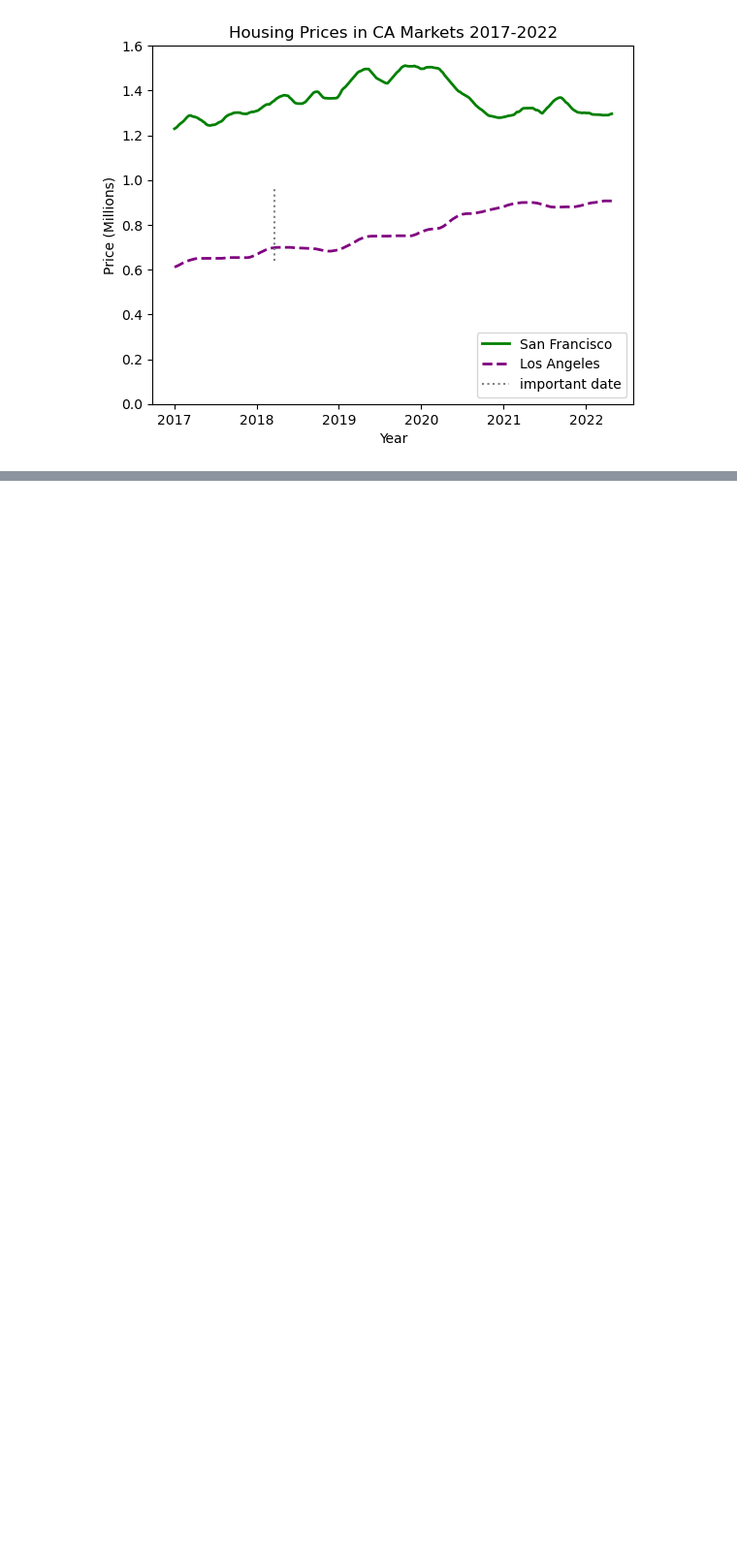
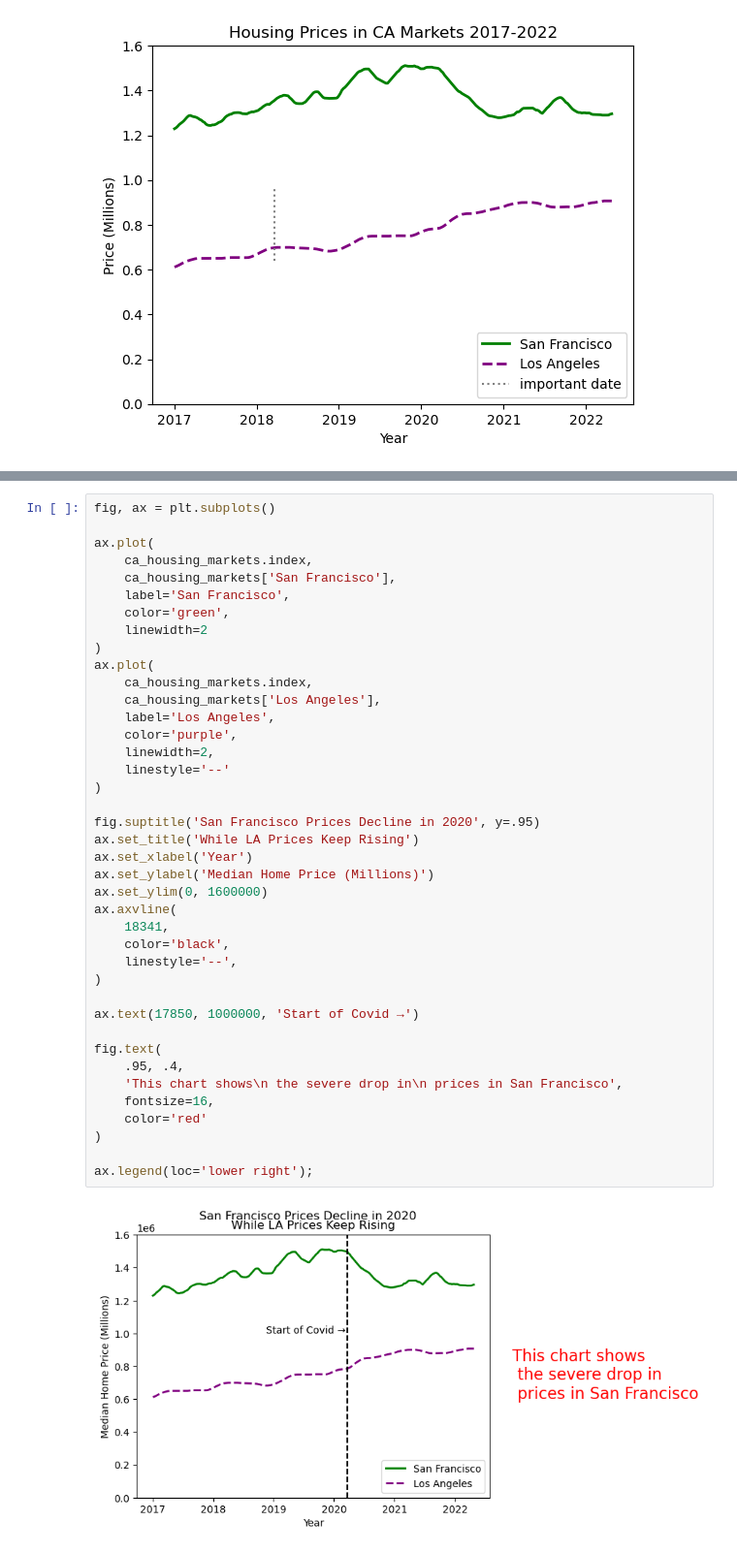
Before and after one commit to scarypillowz/data_visualization, a Jupyter notebook: matplotlib fundamentals.ipynb, the cells around one changed output, grey strips where cells are left out. Shown at 97% size. Drawn from its saved outputs; the diff is of its cells as text; blank space fills up the shorter version.

Commit message:
text, annotation, removing borders

```diff
--- a/matplotlib fundamentals.ipynb
+++ b/matplotlib fundamentals.ipynb
@@ -419,0 +424,42 @@ ax.legend(loc='lower right');
+# %%
+fig, ax = plt.subplots()
+
+ax.plot(
+    ca_housing_markets.index,
+    ca_housing_markets['San Francisco'],
+    label='San Francisco',
+    color='green',
+    linewidth=2
+)
+ax.plot(
+    ca_housing_markets.index,
+    ca_housing_markets['Los Angeles'],
+    label='Los Angeles',
+    color='purple',
+    linewidth=2,
+    linestyle='--'
+)
+
+fig.suptitle('San Francisco Prices Decline in 2020', y=.95)
+ax.set_title('While LA Prices Keep Rising')
+ax.set_xlabel('Year')
+ax.set_ylabel('Median Home Price (Millions)')
+ax.set_ylim(0, 1600000)
+ax.axvline(
+    18341,
+    color='black',
+    linestyle='--',
+)
+
+ax.text(17850, 1000000, 'Start of Covid →')
+
+fig.text(
+    .95, .4,
+    'This chart shows\n the severe drop in\n prices in San Francisco',
+    fontsize=16,
+    color='red'
+)
+
+ax.legend(loc='lower right');
+# %% [output]
+[figure, added]
```
Also changed, not shown: parts of 5 cells of this notebook.
